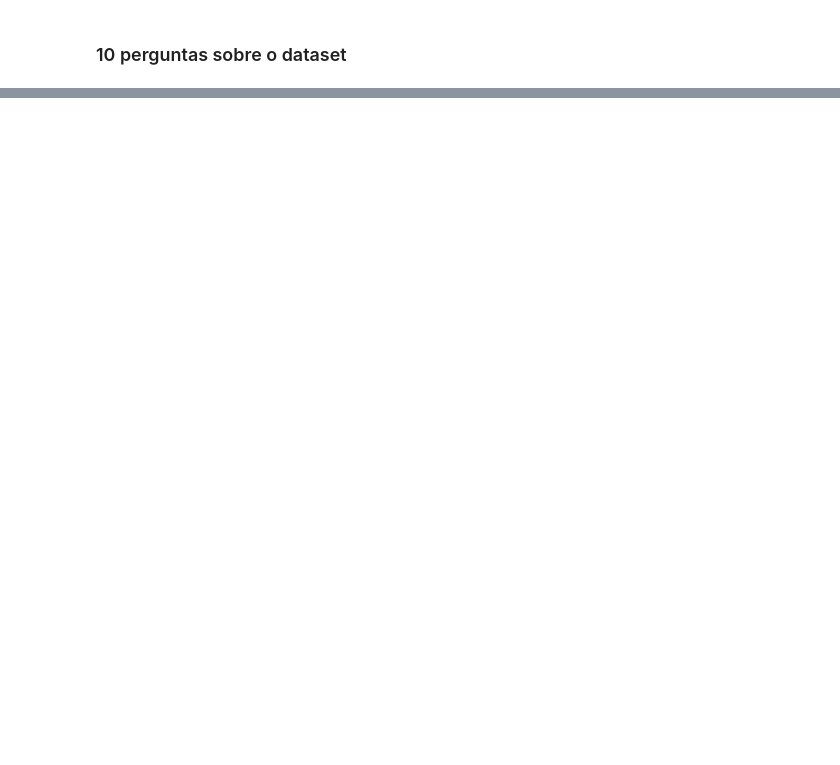
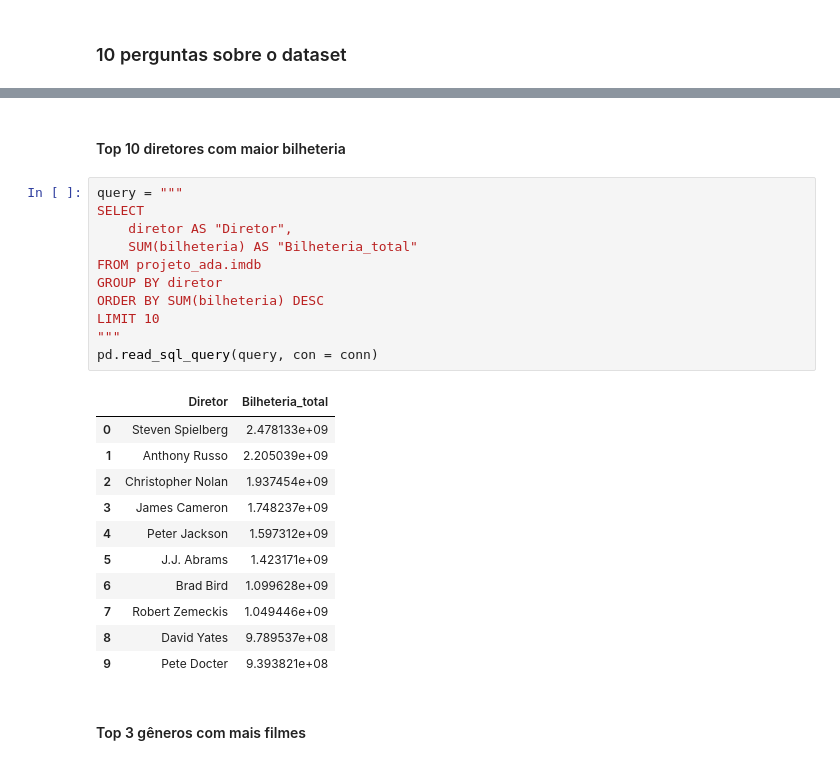
Before and after one commit to LauraBusCam/IMDb-movies-series, a Jupyter notebook: src/main.ipynb, the cells around one changed output, grey strips where cells are left out. Drawn from its saved outputs; the diff is of its cells as text; blank space fills up the shorter version.

```diff
--- a/src/main.ipynb
+++ b/src/main.ipynb
@@ -197,0 +403,27 @@ Algumas ideis de perguntas que eu tive:
+# %% [markdown]
+#### Top 10 diretores com maior bilheteria
+# %%
+query = """
+SELECT
+    diretor AS "Diretor",
+    SUM(bilheteria) AS "Bilheteria_total"
+FROM projeto_ada.imdb
+GROUP BY diretor
+ORDER BY SUM(bilheteria) DESC
+LIMIT 10
+"""
+pd.read_sql_query(query, con = conn)
+# %% [output]
+|  | Diretor | Bilheteria_total |
+| 0 | Steven Spielberg | 2.478133e+09 |
+| 1 | Anthony Russo | 2.205039e+09 |
+| 2 | Christopher Nolan | 1.937454e+09 |
+| 3 | James Cameron | 1.748237e+09 |
+| 4 | Peter Jackson | 1.597312e+09 |
+| 5 | J.J. Abrams | 1.423171e+09 |
+| 6 | Brad Bird | 1.099628e+09 |
+| 7 | Robert Zemeckis | 1.049446e+09 |
+| 8 | David Yates | 9.789537e+08 |
+| 9 | Pete Docter | 9.393821e+08 |
+# %% [markdown]
+#### Top 3 gêneros com mais filmes
```
Also changed, not shown: parts of 39 cells of this notebook.
